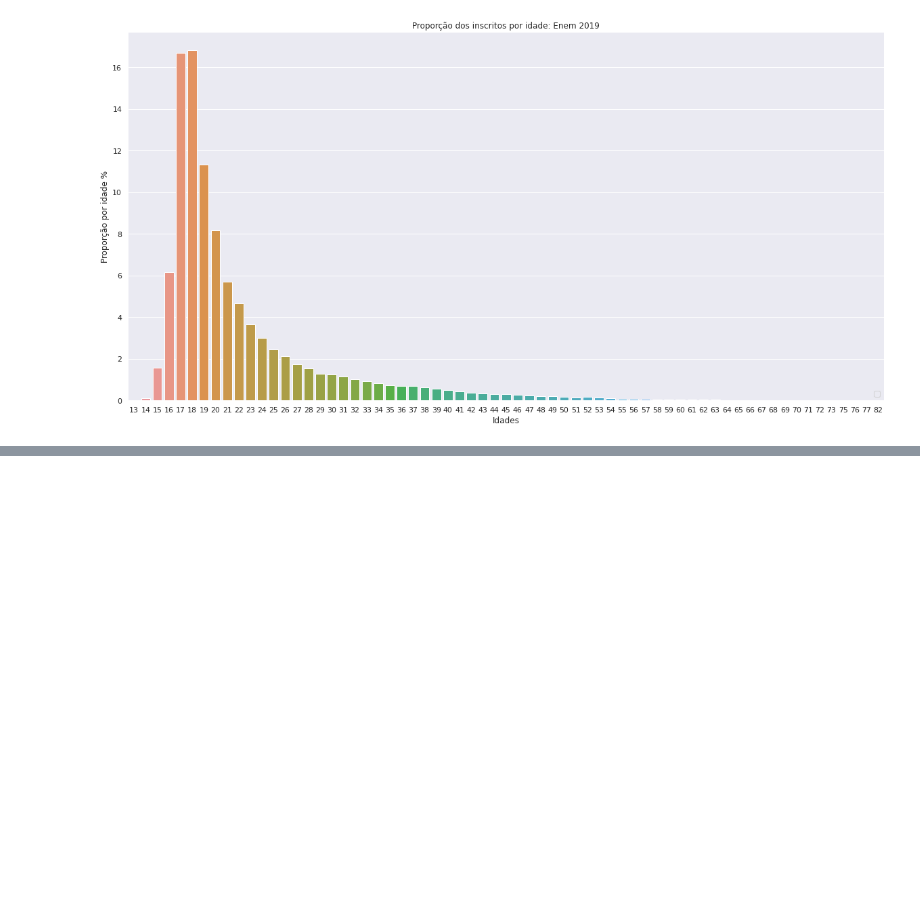
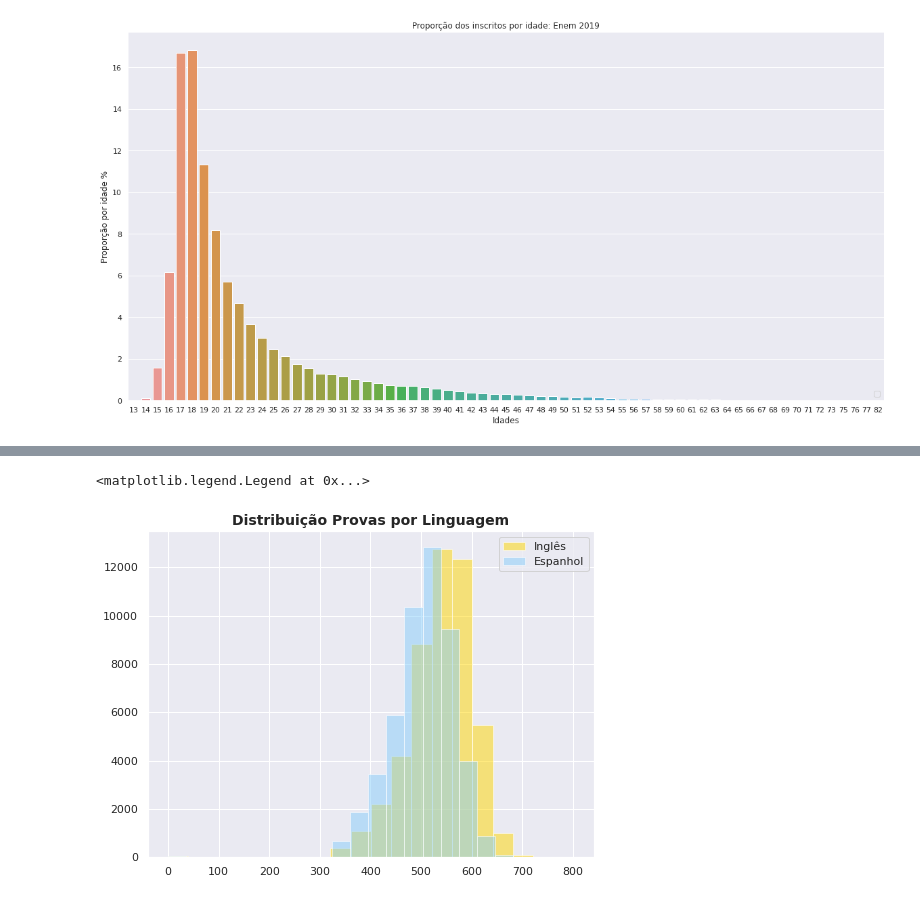
Before and after one commit to victorsantanaa/imersaoDadosAlura, a Jupyter notebook: Desafios_Aula_1.ipynb, the cells around one changed output, grey strips where cells are left out. Drawn from its saved outputs; the diff is of its cells as text; code cells hidden in the pictures; blank space fills up the shorter version.

```diff
--- a/Desafios_Aula_1.ipynb
+++ b/Desafios_Aula_1.ipynb
@@ -85,0 +96,8 @@ Name: SG_UF_RESIDENCIA, dtype: int64
+# %%
+dados.query("TP_LINGUA == 0")["NU_NOTA_LC"].hist(bins = 20, figsize = (8, 6), color = "gold", alpha = 0.5).set_title("Distribuição Provas por Linguagem", fontdict={'size':14,'weight':'bold'})
+dados.query("TP_LINGUA == 1")["NU_NOTA_LC"].hist(bins = 20, figsize = (8, 6), color = "lightskyblue", alpha = 0.5).set_title("Distribuição Provas por Linguagem", fontdict={'size':14,'weight':'bold'})
+
+plt.legend(["Inglês", "Espanhol"])
+# %% [output]
+<matplotlib.legend.Legend at 0x...>
+[figure, added]
```
Also changed, not shown: parts of 5 cells of this notebook.
